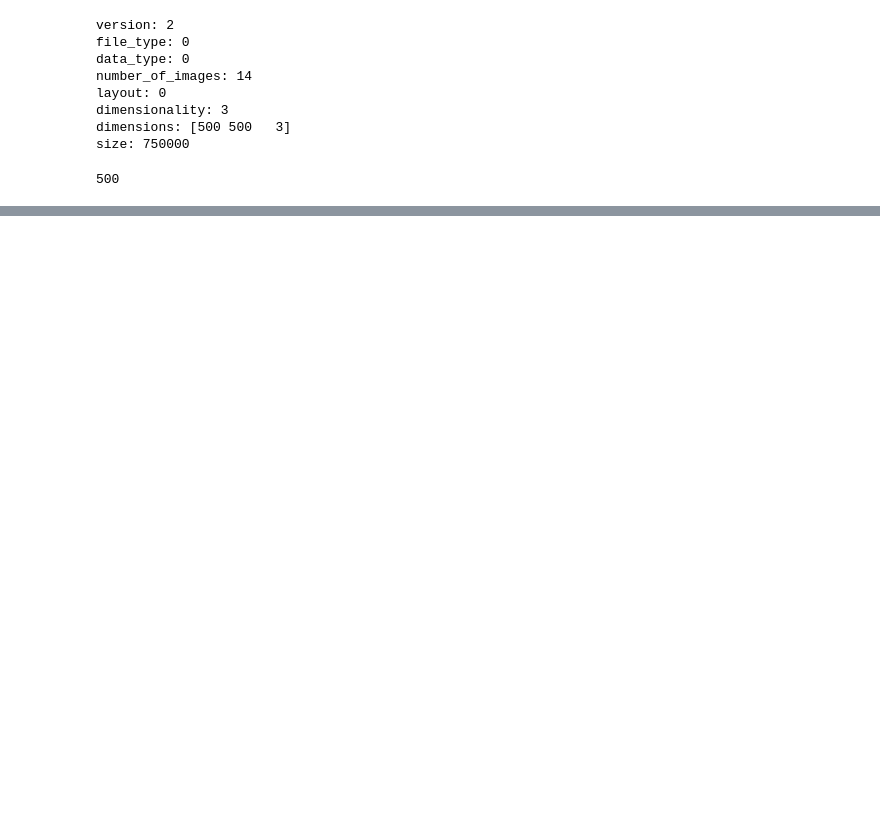
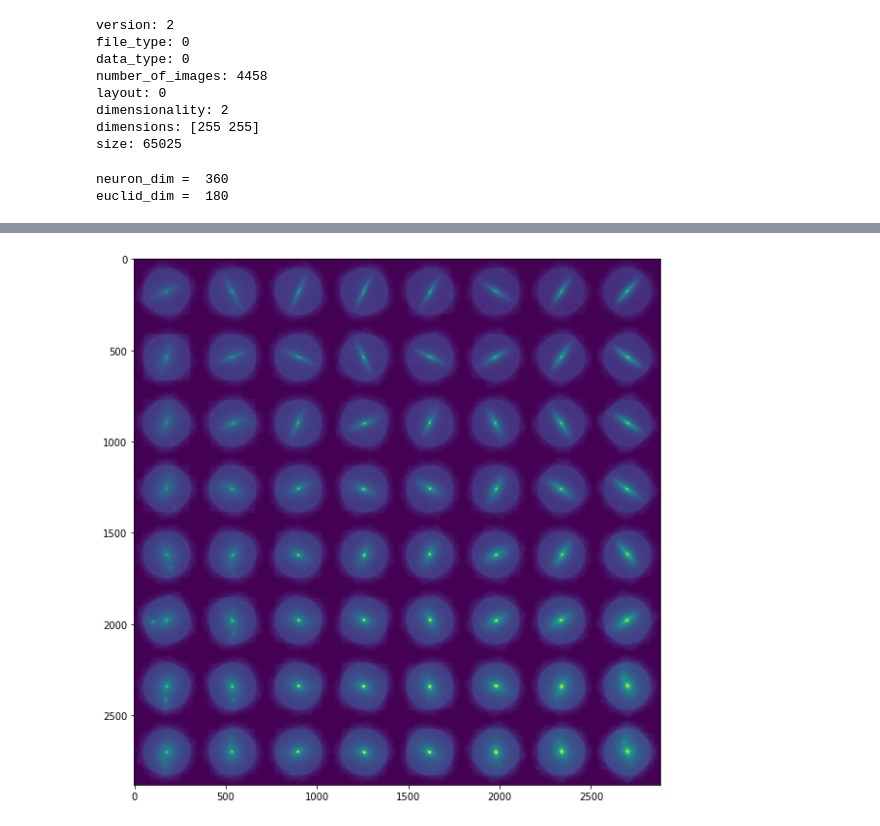
Before and after one commit to HITS-AIN/PINK, a Jupyter notebook: jupyter/notebooks/train-morphology-EFIGI.ipynb, the cells around one changed output, grey strips where cells are left out. Saved outputs shown, nothing was run; the diff lists cells and outputs as text; code cells hidden in the pictures; blank space fills up the shorter version.

```diff
--- a/jupyter/notebooks/train-morphology-EFIGI.ipynb
+++ b/jupyter/notebooks/train-morphology-EFIGI.ipynb
@@ -3,13 +3,13 @@ import pink
 import tools
 import numpy as np
 
-myiter = iter(tools.DataIterator("data/Morphology_EFIGI_small.bin"))
+myiter = iter(tools.DataIterator("data/efigi.bin"))
 # %% [output]
 version: 2
 file_type: 0
 data_type: 0
-number_of_images: 14
+number_of_images: 4458
 layout: 0
-dimensionality: 3
-dimensions: [500 500   3]
-size: 750000
+dimensionality: 2
+dimensions: [255 255]
+size: 65025
@@ -17,15 +29,18 @@ size: 750000
 import math
 
 som_dim = 8
-print(myiter.dimensions[0])
 neuron_dim = int(myiter.dimensions[0] / math.sqrt(2.0) * 2.0)
+euclid_dim = int(myiter.dimensions[0] * math.sqrt(2.0) / 2.0)
+print("neuron_dim = ", neuron_dim)
+print("euclid_dim = ", euclid_dim)
 
 np_som = np.random.rand(som_dim, som_dim, neuron_dim, neuron_dim).astype(np.float32)
-som = pink.SOM(np_som, neuron_layout="cartesian-3d")
+som = pink.SOM(np_som, neuron_layout="cartesian-2d")
 
-trainer = pink.Trainer(som, number_of_rotations=60)
+trainer = pink.Trainer(som, number_of_rotations=180, euclidean_distance_dim=euclid_dim)
 # %% [output]
-500
+neuron_dim =  360
+euclid_dim =  180
 # %%
 from tqdm import tqdm_notebook
 
@@ -34,11 +49,14 @@ for image in tqdm_notebook(myiter, total=myiter.number_of_images):
 # %% [output]
 [interactive output not drawn]
 # %%
+%matplotlib inline
+import matplotlib.pyplot as plt
+
 trainer.update_som()
 np_som = np.array(som, copy=True)
 
-print(np_som)
-
-# plt.figure(figsize=(10,10))
-# plt.imshow(np_som.swapaxes(1, 2).reshape((som_dim * neuron_dim, som_dim * neuron_dim)))
-# plt.grid(False)
+plt.figure(figsize=(10,10))
+plt.imshow(np_som.swapaxes(1, 2).reshape((som_dim * neuron_dim, som_dim * neuron_dim)))
+plt.grid(False)
+# %% [output]
+[figure, added]
```
Also changed, not shown: parts of 1 cell of this notebook, 6 other files.
